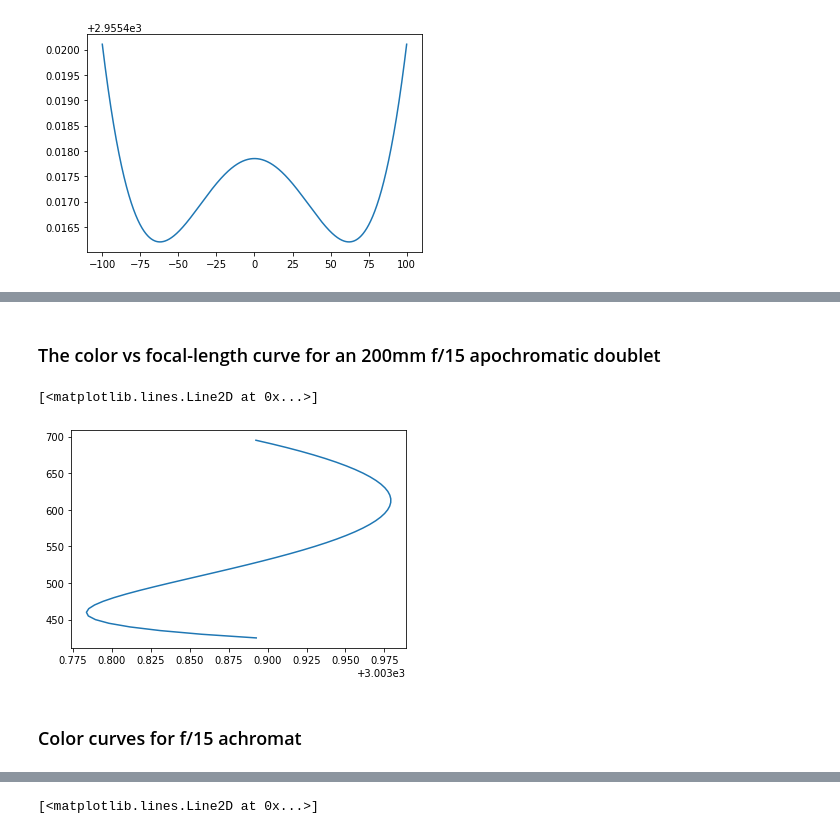
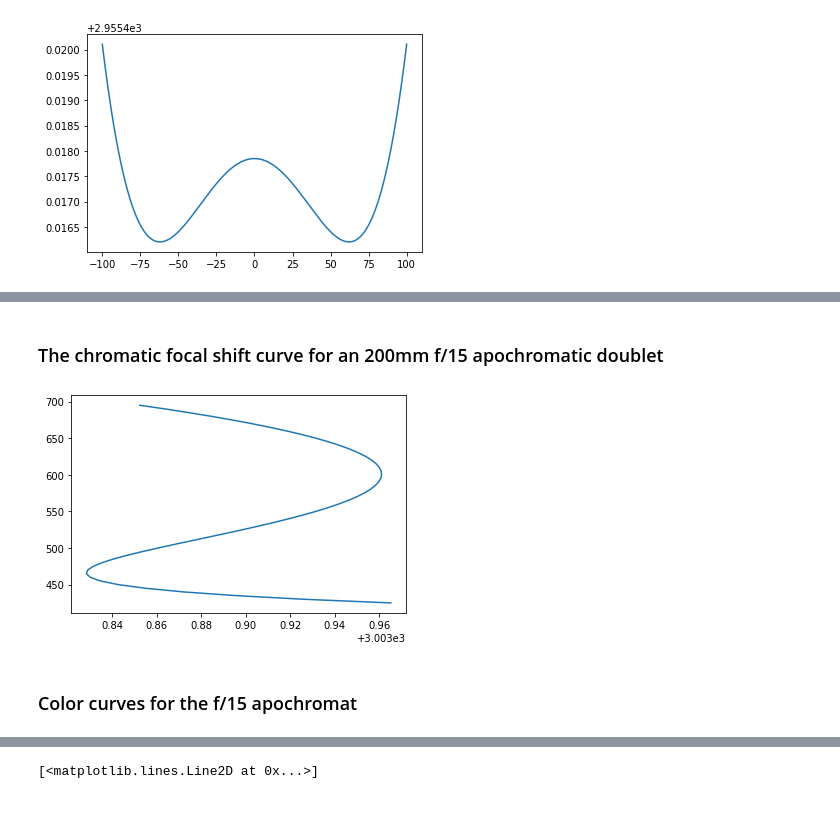
Before and after one commit to tgani/ray_tracing, a Jupyter notebook: Meridional_Ray_Tracing.ipynb, the cells around one changed output, grey strips where cells are left out. Cells and saved outputs as stored; diff of their text form; code cells hidden in the pictures.

Commit message:
Made routines for chromatic focal shift and color curves. Redid Kinglake's example with real glasses.

```diff
--- a/Meridional_Ray_Tracing.ipynb
+++ b/Meridional_Ray_Tracing.ipynb
@@ -50,10 +50,12 @@ Sellmeier_coeffs = {
     'CAF2': ([0.437387571, 0.449211397, 0.152068715, 13.0020420], [0.00173799328, 0.00782718648, 0.0124086125, 4039.76541]),
     'N-ZK7': ([1.07715032, 0.168079109, 0.851889892], [0.00676601657, 0.0230642817, 89.0498778]),
     'KZFSN4': ([1.37994218, 0.168496708, 0.874885726], [0.00891159699, 0.040533407, 69.6628237]),
-    'SK55':([1.15265225, 4.32145290e-001, 1.03215169e+000], [5.82679114e-003, 1.90244615e-002, 8.81750460e+001]),
-    'N-BAF4':([1.42056328e+000,1.02721269e-001,1.14380976e+000],[9.42015382e-003,5.31087291e-002,1.10278856e+002])
+    'SK55': ([1.15265225, 4.32145290e-001, 1.03215169e+000], [5.82679114e-003, 1.90244615e-002, 8.81750460e+001]),
+    'N-BAF4': ([1.42056328e+000,1.02721269e-001,1.14380976e+000], [9.42015382e-003,5.31087291e-002,1.10278856e+002]),
+    'SF12' : ([1.39867348e+000, 2.38403762e-001, 1.03604466e+000], [1.03415646e-002, 4.92696913e-002, 1.18327782e+002])
 }
 
+# Ohara's coefficient table which uses a different formula.
 OHARA_coeffs = {
     'O-FPL51': [2.2184385, -0.0059347504, 0.0080764899, 0.00016581036, -8.0553319e-06, 3.5839492e-07 ],
     'O-FPL53': [2.0531286, -0.0043190085, 0.0062752442, -9.8512972e-6, 1.364971e-5, -8.9037944e-7]
@@ -84,6 +86,8 @@ def n_from_lambda_nm(wvl, name):
     wvl is input in nano-meters, e.g. green is 546.0
     If the name begins with O-, compute using OHARA coefficients
     '''
+    assert 300 <= wvl and wvl <= 1000;
+
     if name[0:2] == 'O-':
         return n_from_lambda_nm_OHARA(wvl, name)
 
@@ -175,3 +179,13 @@ def meridional_ray_trace(wvl, R, d, medium_names, Q_init, show_vars):
     if show_vars:
         print('BFL={:15.4f}'.format(bfl))
     return bfl
+# %%
+def chromatic_focal_shift(wvl_begin, wvl_end, R, d, media, z_height):
+    wvl = 425
+    xvals=list()
+    yvals=list()
+    while wvl < 700:
+        yvals.append(wvl)
+        xvals.append(meridional_ray_trace(wvl, R, d, media, z_height, False))
+        wvl += 5
+    plt.plot(xvals, yvals)
@@ -261,19 +292,11 @@ plt.plot(xvals, yvals)
 # %% [markdown]
-### The color vs focal-length curve for an 200mm f/15 apochromatic doublet
+### The chromatic focal shift curve for an 200mm f/15 apochromatic doublet
 # %%
 R=[1383.366, 513.2866, 513.2866, -4808.375]
 d=[20, 18.10669, 30]
 media=['AIR', 'N-ZK7', 'AIR', 'O-FPL53', 'AIR']
-wvl = 425
-xvals=list()
-yvals=list()
-while wvl < 700:
-    yvals.append(wvl)
-    xvals.append(meridional_ray_trace(wvl, R, d, media, 70.7, False))
-    wvl += 5
-plt.plot(xvals, yvals)
+chromatic_focal_shift(400, 700, R, d, media, 80)
 # %% [output]
-[<matplotlib.lines.Line2D at 0x...>]
-[figure, old version]
+[figure, new version]
 # %% [markdown]
-### Color curves for f/15 achromat
+### Color curves for the f/15 apochromat
```
Also changed, not shown: parts of 11 cells of this notebook.
